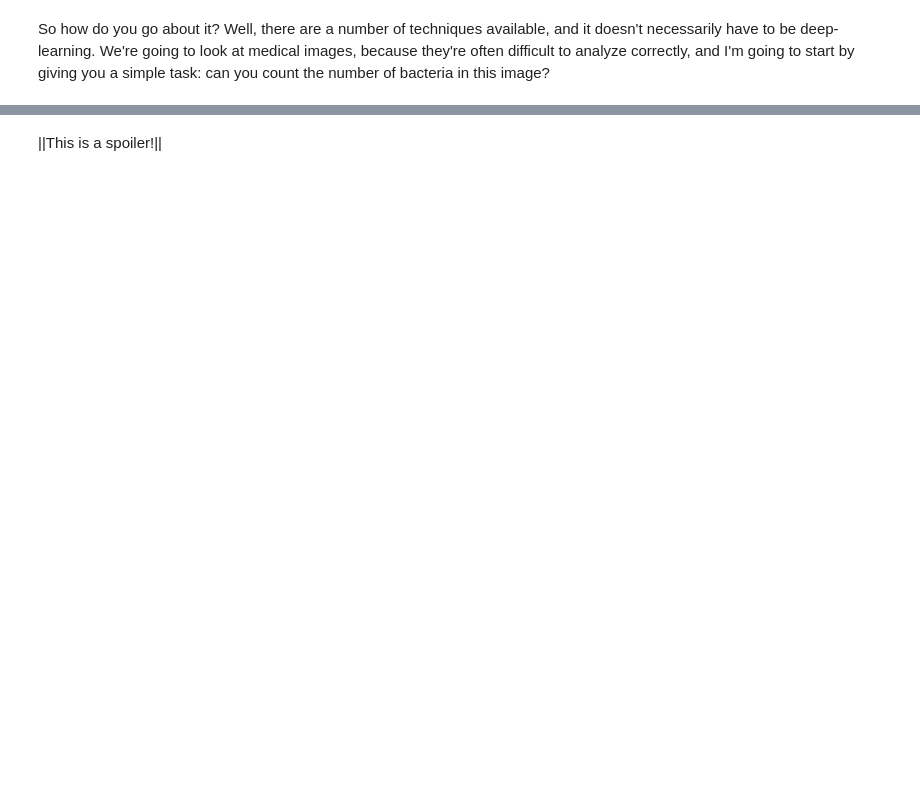
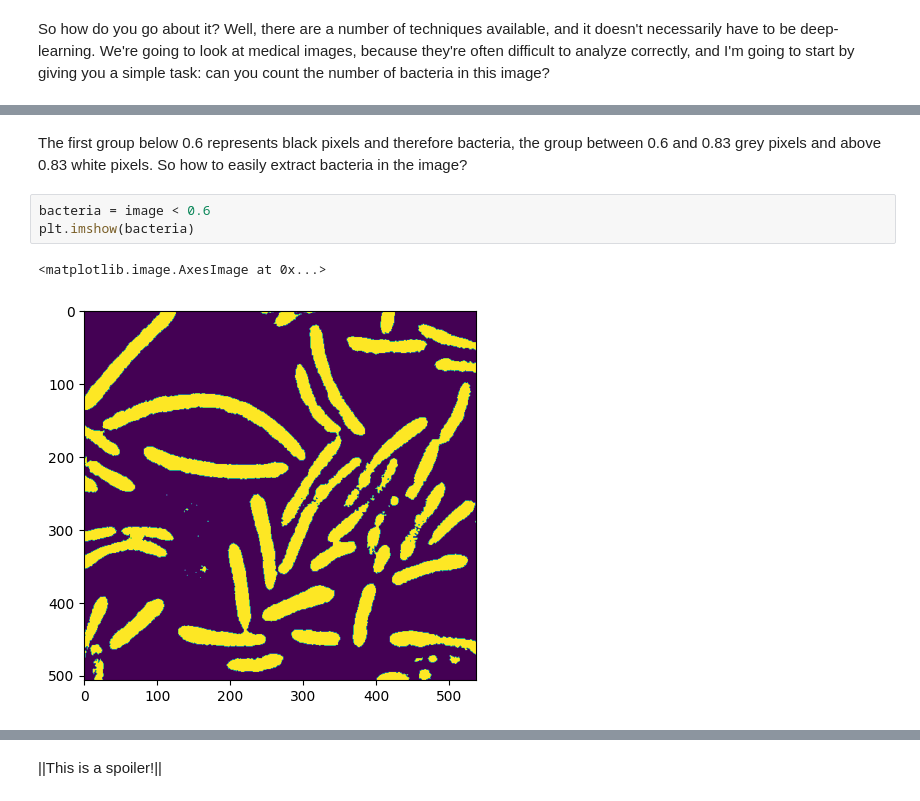
Before and after one commit to ydepledt/u_net, a Jupyter notebook: u_net.ipynb, the cells around one changed output, grey strips where cells are left out. Cells and saved outputs as stored; diff of their text form; blank space fills up the shorter version.

```diff
--- a/u_net.ipynb
+++ b/u_net.ipynb
@@ -41,0 +83,8 @@ So how do you go about it? Well, there are a number of techniques available, and
+# %% [markdown]
+The first group below 0.6 represents black pixels and therefore bacteria, the group between 0.6 and 0.83 grey pixels and above 0.83 white pixels. So how to easily extract bacteria in the image?
+# %%
+bacteria = image < 0.6
+plt.imshow(bacteria)
+# %% [output]
+<matplotlib.image.AxesImage at 0x...>
+[figure, added]
```
Also changed, not shown: parts of 11 cells of this notebook, 3 other files.
